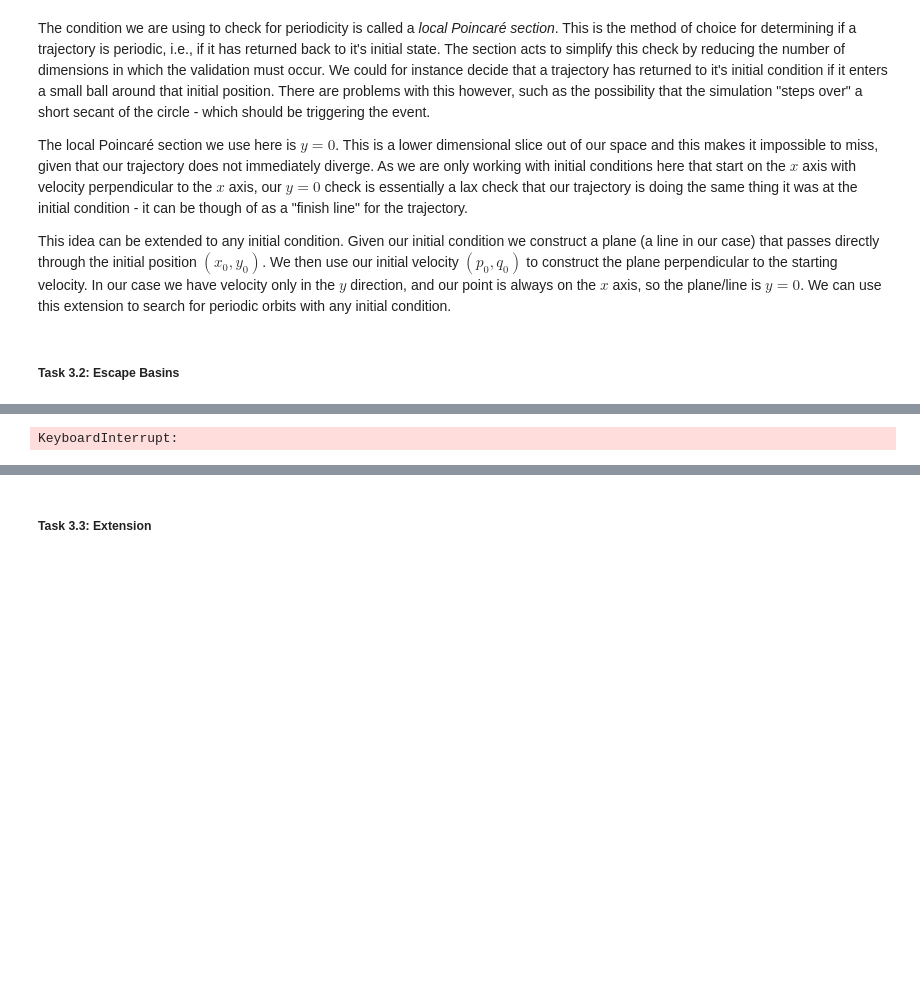
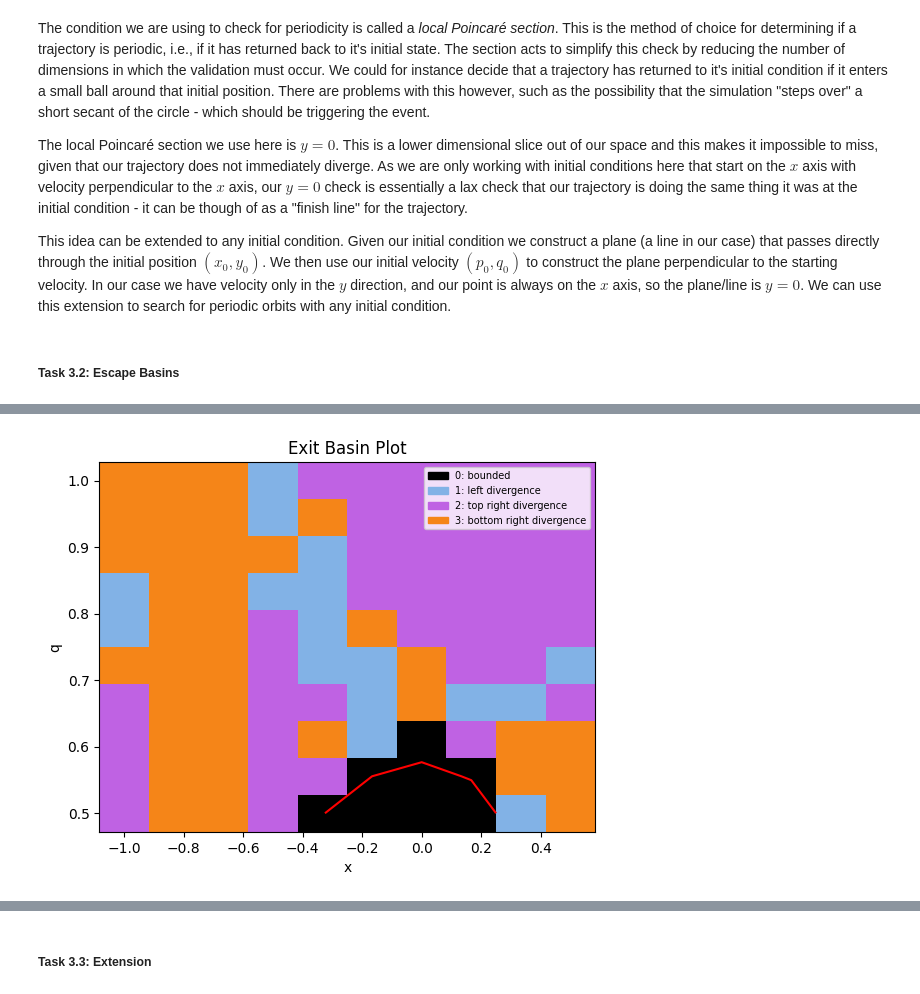
Before and after one commit to ProgramPhantom/MPS224-Scientific-Computing, a Jupyter notebook: Assignment 2/assignment2.ipynb, the cells around one changed output, grey strips where cells are left out. Drawn from its saved outputs; the diff is of its cells as text; code cells hidden in the pictures; blank space fills up the shorter version.

```diff
--- a/Assignment 2/assignment2.ipynb
+++ b/Assignment 2/assignment2.ipynb
@@ -842,32 +863,45 @@ def create_exit_basin_plot(n=100):
         "black",
         "#82B2E6",
         "#BF62E3",
         "#F58518"
     ])
     labels = [
         "0: bounded",
         "1: left divergence",
         "2: top right divergence",
         "3: bottom right divergence"
     ]
 
     # Create legend patches
     patches = [
         mpatches.Patch(color=cmap(i), label=labels[i])
         for i in range(4)
     ]
 
 
     plt.figure()
     plt.pcolormesh(X, Q, C, cmap=cmap, shading='auto')
 
+    # Plot escape energy contour
+    Z_simple = 0.5 * X**2 + (1/3) * X**3 + 0.5 * Q**2
+    plt.contour(X, Q, Z_simple, levels=[1/6], colors='red')
+
     plt.xlabel("x")
     plt.ylabel("q")
     plt.title("Exit Basin Plot")
     plt.legend(handles=patches, loc="upper right", prop={'size': 7})
 
     plt.show()
 
-# create_exit_basin_plot()
+    # Save the computed data
+    np.savez('exit_basin_data.npz', X=X, Q=Q, C=C, Z=Z_simple)
+
+"""
+create_exit_basin_plot(600)
+
+Render dimensions: 600x600
+Render duration: 617 minutes
+CPU: Intel Core i7-12700 (12th gen)
+"""
 # %% [output]
-KeyboardInterrupt:
+[figure, added]
```
Also changed, not shown: parts of 8 cells of this notebook.
